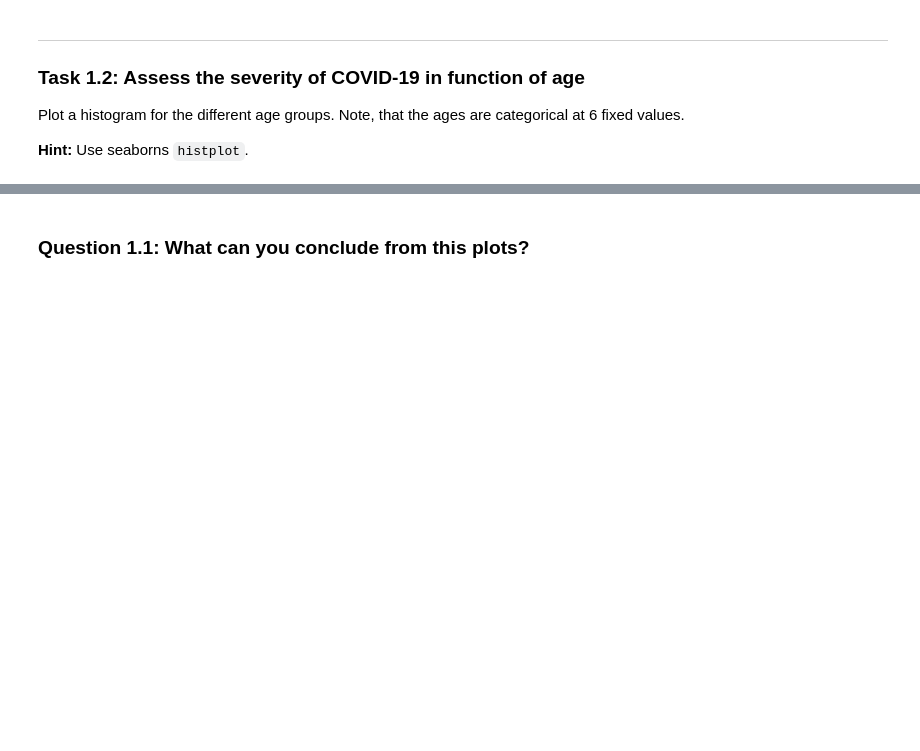
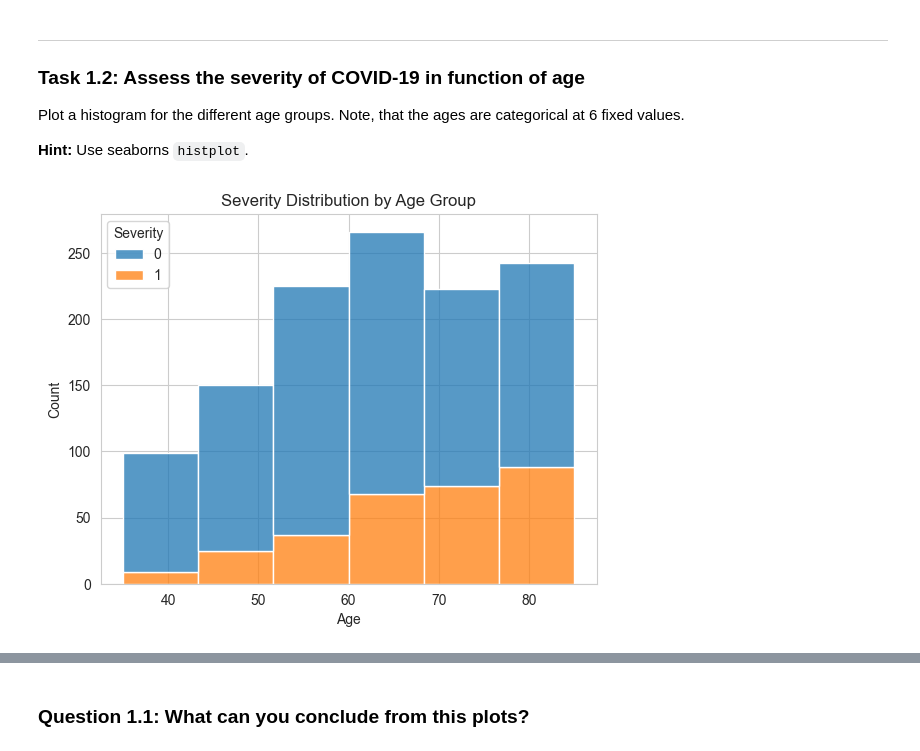
Before and after one commit to HosseinOutward/VUB-ACS-25_HIDSS, a Jupyter notebook: WPO3/WPO_3_Student.ipynb, the cells around one changed output, grey strips where cells are left out. Cells and saved outputs as stored; diff of their text form; code cells hidden in the pictures; blank space fills up the shorter version.

```diff
--- a/WPO3/WPO_3_Student.ipynb
+++ b/WPO3/WPO_3_Student.ipynb
@@ -62,3 +66,18 @@ To further use the dataframe, we need to binarize the `Sex` label. Binarize the
 Your final dataframe should be a shape of `(1205, 5)`.
 # %%
 # Your code here
+# Load data
+data = pd.read_csv('COVID_data.csv')
+
+# Drop unnecessary columns
+df = data.drop(
+    columns=['Image_size_x', 'Image_size_y', 'Image_size_z', 'Spacing_x', 'Spacing_y', 'Spacing_z', 'PatientID'])
+
+# Binarize 'Sex' (Male=1, Female=0)
+df['Sex'] = df['Sex'].map({'M': 1, 'F': 0})
+
+# Filter COVID-positive patients and drop the 'Covid' column
+df = df[df['Covid'] == 1].drop(columns='Covid')
+
+# Verify final shape
+print(df.shape)
@@ -71,3 +92,9 @@ Plot a histogram for the different age groups. Note, that the ages are categoric
 __Hint:__ Use seaborns `histplot`.
 # %%
 # Your code here
+# Plot histogram for Age vs Severity
+sns.histplot(data=df, x='Age', hue='Severity', bins=6, multiple='stack')
+plt.title('Severity Distribution by Age Group')
+plt.show()
+# %% [output]
+[figure, added]
```
Also changed, not shown: parts of 43 cells of this notebook.
